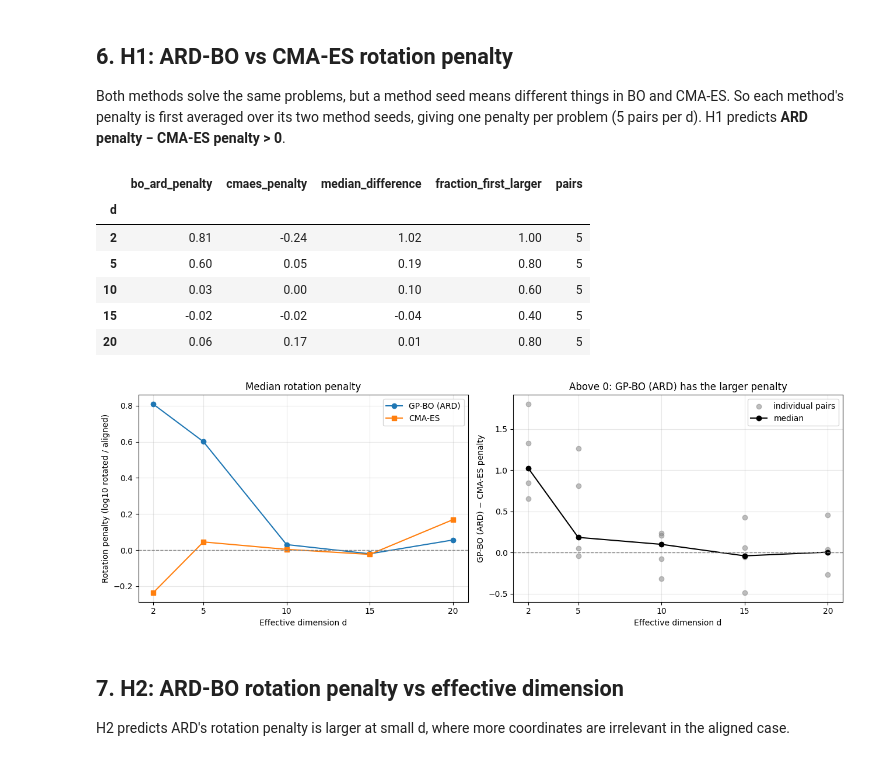
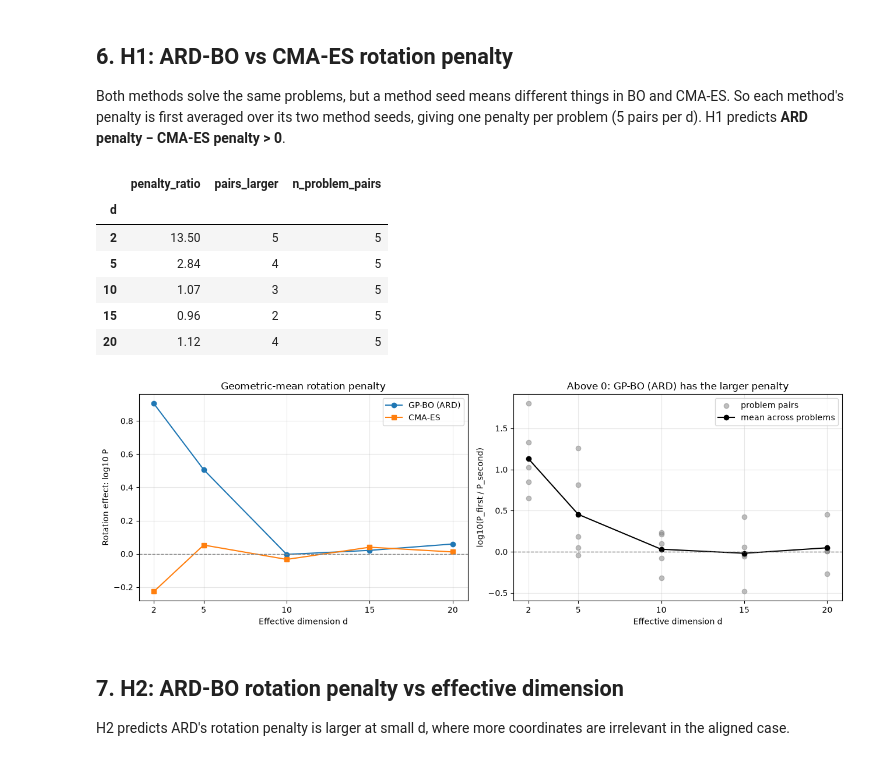
Before and after one commit to joanne-1234/dsa4212-assignment, a Jupyter notebook: code/analysis.ipynb, the cells around one changed output. Saved outputs shown, nothing was run; the diff lists cells and outputs as text; code cells hidden in the pictures.

```diff
--- a/code/analysis.ipynb
+++ b/code/analysis.ipynb
@@ -282,71 +336,56 @@ So each method's penalty is first averaged over its two method seeds, giving one
 H1 predicts **ARD penalty − CMA-ES penalty > 0**.
 # %%
 def plot_penalty_comparison(paired, first, second):
-    """Left: each method's median rotation penalty. Right: paired differences."""
+    """Left: each method's log10 P. Right: log10(P_first / P_second) per problem pair."""
     fig, (ax1, ax2) = plt.subplots(1, 2, figsize=(13, 4.5))
 
     for method, marker in [(first, "o"), (second, "s")]:
-        median = paired.groupby("d")[method].median()
-        ax1.plot(median.index, median, marker=marker, label=METHODS[method])
+        mean_effect = paired.groupby("d")[method].mean()
+        ax1.plot(mean_effect.index, mean_effect, marker=marker, label=METHODS[method])
 
-    ax1.set_ylabel("Rotation penalty (log10 rotated / aligned)")
-    ax1.set_title("Median rotation penalty")
+    ax1.set_ylabel("Rotation effect: log10 P")
+    ax1.set_title("Geometric-mean rotation penalty")
     ax1.legend()
 
     difference = paired[first] - paired[second]
     ax2.scatter(
         difference.index.get_level_values("d"), difference,
-        color="grey", alpha=0.5, label="individual pairs",
+        color="grey", alpha=0.5, label="problem pairs",
     )
-    median_difference = difference.groupby(level="d").median()
-    ax2.plot(median_difference.index, median_difference, marker="o", color="black", label="median")
-    ax2.set_ylabel(f"{METHODS[first]} − {METHODS[second]} penalty")
+    mean_difference = difference.groupby(level="d").mean()
+    ax2.plot(mean_difference.index, mean_difference, marker="o", color="black", label="mean across problems")
+    ax2.set_ylabel("log10(P_first / P_second)")
     ax2.set_title(f"Above 0: {METHODS[first]} has the larger penalty")
     ax2.legend()
 
     for ax in (ax1, ax2):
         ax.axhline(0, color="grey", linestyle="--", linewidth=1)
         ax.set_xticks(EFFECTIVE_DIMS)
         ax.set_xlabel("Effective dimension d")
         ax.grid(True, alpha=0.3)
 
     plt.tight_layout()
     plt.show()
 
 
-def summarise_penalty_difference(paired, first, second):
-    """Median penalties and paired difference by d."""
-    difference = paired[first] - paired[second]
-    return pd.DataFrame({
-        f"{first}_penalty": paired.groupby("d")[first].median(),
-        f"{second}_penalty": paired.groupby("d")[second].median(),
-        "median_difference": difference.groupby(level="d").median(),
-        "fraction_first_larger": (difference > 0).groupby(level="d").mean(),
-        "pairs": difference.groupby(level="d").size(),
-    })
-
-
-# One penalty per method and problem (averaged over method seeds).
-problem_penalty = (
-    pairs.groupby(["method", "d", "problem_seed"])["log10_rotation_effect"]
-    .mean()
-    .unstack("method")
-)
+# Convert natural-log effects to log10 for plotting.
+# One value per method and problem, averaged over the two method seeds.
+problem_penalty = (problem_log / np.log(10)).unstack("method")
 h1 = problem_penalty[["bo_ard", "cmaes"]]
 
 with pd.option_context("display.float_format", "{:.2f}".format):
-    display(summarise_penalty_difference(h1, "bo_ard", "cmaes"))
+    display(compare("bo_ard", "cmaes"))
 
 plot_penalty_comparison(h1, "bo_ard", "cmaes")
 # %% [output]
-|  | bo_ard_penalty | cmaes_penalty | median_difference | fraction_first_larger | pairs |
-| d |  |  |  |  |  |
-| 2 | 0.81 | -0.24 | 1.02 | 1.00 | 5 |
-| 5 | 0.60 | 0.05 | 0.19 | 0.80 | 5 |
-| 10 | 0.03 | 0.00 | 0.10 | 0.60 | 5 |
-| 15 | -0.02 | -0.02 | -0.04 | 0.40 | 5 |
-| 20 | 0.06 | 0.17 | 0.01 | 0.80 | 5 |
+|  | penalty_ratio | pairs_larger | n_problem_pairs |
+| d |  |  |  |
+| 2 | 13.50 | 5 | 5 |
+| 5 | 2.84 | 4 | 5 |
+| 10 | 1.07 | 3 | 5 |
+| 15 | 0.96 | 2 | 5 |
+| 20 | 1.12 | 4 | 5 |
-[figure, old version]
+[figure, new version]
 # %% [markdown]
 ## 7. H2: ARD-BO rotation penalty vs effective dimension
 
```
Also changed, not shown: parts of 6 cells of this notebook.
